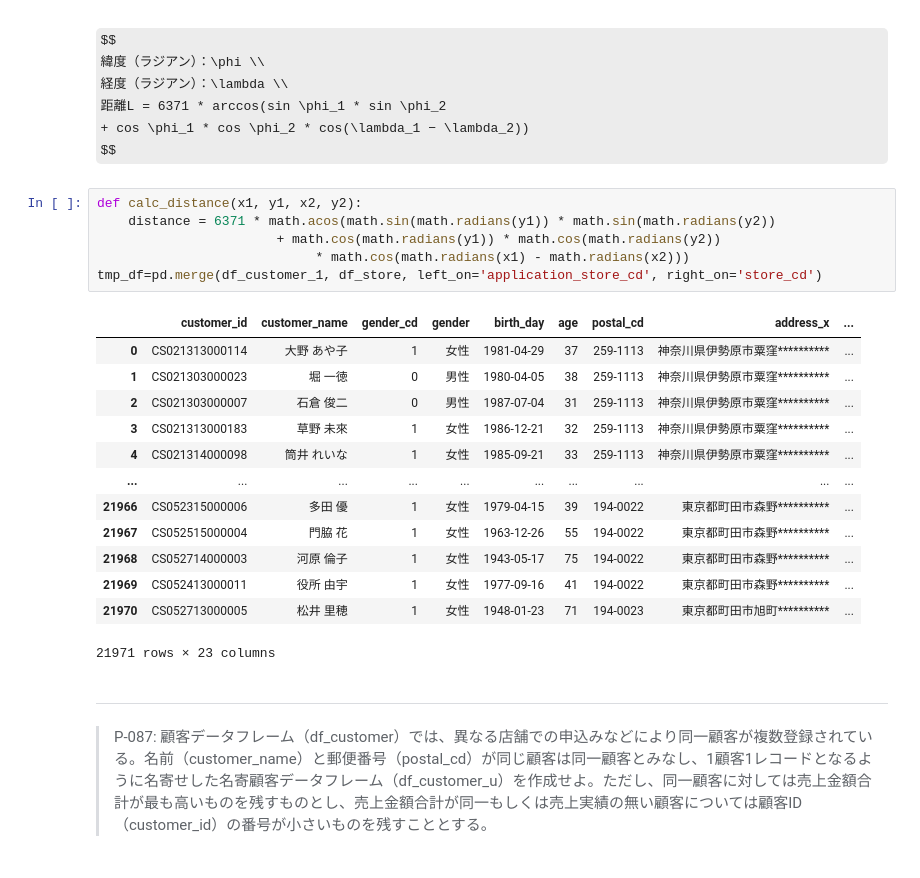
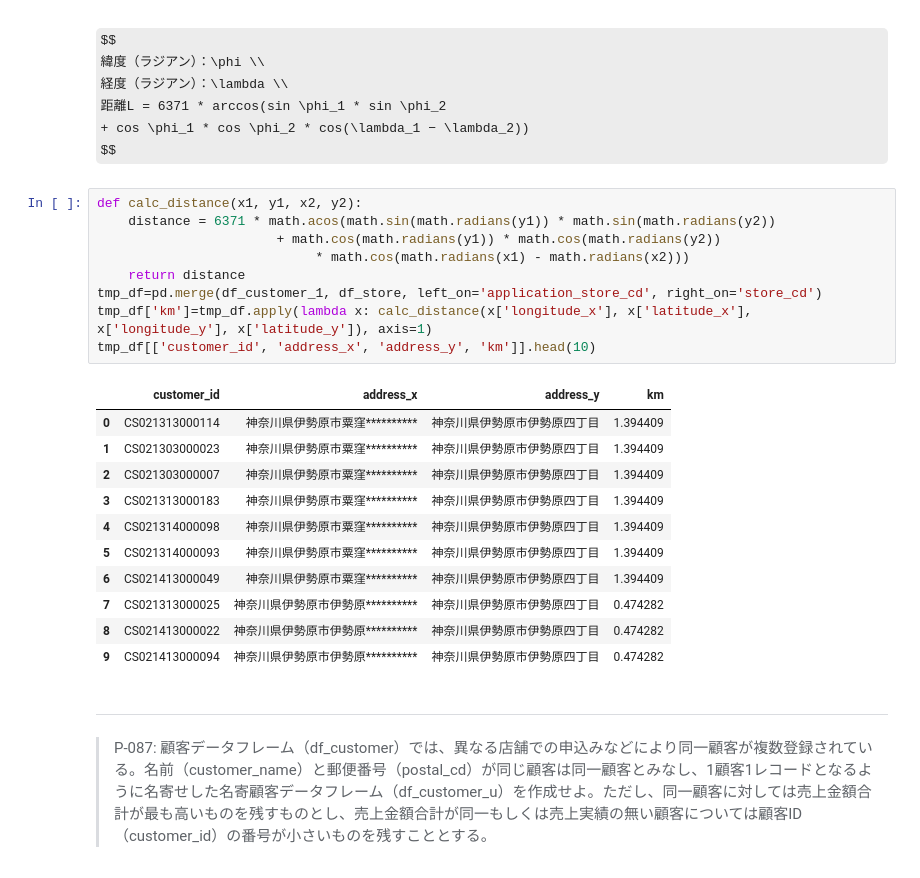
Before and after one commit to skyeanka/100knocks-preprocess, a Jupyter notebook: docker/work/preprocess_knock_Python.ipynb, the cells around one changed output. Drawn from its saved outputs; the diff is of its cells as text; some formulas as TeX source.

```diff
--- a/docker/work/preprocess_knock_Python.ipynb
+++ b/docker/work/preprocess_knock_Python.ipynb
@@ -1491,23 +1491,24 @@ $$
 # %%
 def calc_distance(x1, y1, x2, y2):
     distance = 6371 * math.acos(math.sin(math.radians(y1)) * math.sin(math.radians(y2))
                        + math.cos(math.radians(y1)) * math.cos(math.radians(y2))
                             * math.cos(math.radians(x1) - math.radians(x2)))
+    return distance
 tmp_df=pd.merge(df_customer_1, df_store, left_on='application_store_cd', right_on='store_cd')
+tmp_df['km']=tmp_df.apply(lambda x: calc_distance(x['longitude_x'], x['latitude_x'], x['longitude_y'], x['latitude_y']), axis=1)
+tmp_df[['customer_id', 'address_x', 'address_y', 'km']].head(10)
 # %% [output]
-|  | customer_id | customer_name | gender_cd | gender | birth_day | age | postal_cd | address_x | ... |
-| 0 | CS021313000114 | 大野 あや子 | 1 | 女性 | 1981-04-29 | 37 | 259-1113 | 神奈川県伊勢原市粟窪********** | ... |
-| 1 | CS021303000023 | 堀 一徳 | 0 | 男性 | 1980-04-05 | 38 | 259-1113 | 神奈川県伊勢原市粟窪********** | ... |
-| 2 | CS021303000007 | 石倉 俊二 | 0 | 男性 | 1987-07-04 | 31 | 259-1113 | 神奈川県伊勢原市粟窪********** | ... |
-| 3 | CS021313000183 | 草野 未來 | 1 | 女性 | 1986-12-21 | 32 | 259-1113 | 神奈川県伊勢原市粟窪********** | ... |
-| 4 | CS021314000098 | 筒井 れいな | 1 | 女性 | 1985-09-21 | 33 | 259-1113 | 神奈川県伊勢原市粟窪********** | ... |
-| ... | ... | ... | ... | ... | ... | ... | ... | ... | ... |
-| 21966 | CS052315000006 | 多田 優 | 1 | 女性 | 1979-04-15 | 39 | 194-0022 | 東京都町田市森野********** | ... |
-| 21967 | CS052515000004 | 門脇 花 | 1 | 女性 | 1963-12-26 | 55 | 194-0022 | 東京都町田市森野********** | ... |
-| 21968 | CS052714000003 | 河原 倫子 | 1 | 女性 | 1943-05-17 | 75 | 194-0022 | 東京都町田市森野********** | ... |
-| 21969 | CS052413000011 | 役所 由宇 | 1 | 女性 | 1977-09-16 | 41 | 194-0022 | 東京都町田市森野********** | ... |
-| 21970 | CS052713000005 | 松井 里穂 | 1 | 女性 | 1948-01-23 | 71 | 194-0023 | 東京都町田市旭町********** | ... |
+|  | customer_id | address_x | address_y | km |
+| 0 | CS021313000114 | 神奈川県伊勢原市粟窪********** | 神奈川県伊勢原市伊勢原四丁目 | 1.394409 |
+| 1 | CS021303000023 | 神奈川県伊勢原市粟窪********** | 神奈川県伊勢原市伊勢原四丁目 | 1.394409 |
+| 2 | CS021303000007 | 神奈川県伊勢原市粟窪********** | 神奈川県伊勢原市伊勢原四丁目 | 1.394409 |
+| 3 | CS021313000183 | 神奈川県伊勢原市粟窪********** | 神奈川県伊勢原市伊勢原四丁目 | 1.394409 |
+| 4 | CS021314000098 | 神奈川県伊勢原市粟窪********** | 神奈川県伊勢原市伊勢原四丁目 | 1.394409 |
+| 5 | CS021314000093 | 神奈川県伊勢原市粟窪********** | 神奈川県伊勢原市伊勢原四丁目 | 1.394409 |
+| 6 | CS021413000049 | 神奈川県伊勢原市粟窪********** | 神奈川県伊勢原市伊勢原四丁目 | 1.394409 |
+| 7 | CS021313000025 | 神奈川県伊勢原市伊勢原********** | 神奈川県伊勢原市伊勢原四丁目 | 0.474282 |
+| 8 | CS021413000022 | 神奈川県伊勢原市伊勢原********** | 神奈川県伊勢原市伊勢原四丁目 | 0.474282 |
+| 9 | CS021413000094 | 神奈川県伊勢原市伊勢原********** | 神奈川県伊勢原市伊勢原四丁目 | 0.474282 |
-21971 rows × 23 columns
 # %% [markdown]
 ---
 > P-087:  顧客データフレーム（df_customer）では、異なる店舗での申込みなどにより同一顧客が複数登録されている。名前（customer_name）と郵便番号（postal_cd）が同じ顧客は同一顧客とみなし、1顧客1レコードとなるように名寄せした名寄顧客データフレーム（df_customer_u）を作成せよ。ただし、同一顧客に対しては売上金額合計が最も高いものを残すものとし、売上金額合計が同一もしくは売上実績の無い顧客については顧客ID（customer_id）の番号が小さいものを残すこととする。
```
Also changed, not shown: parts of 13 cells of this notebook, 2 other files.
